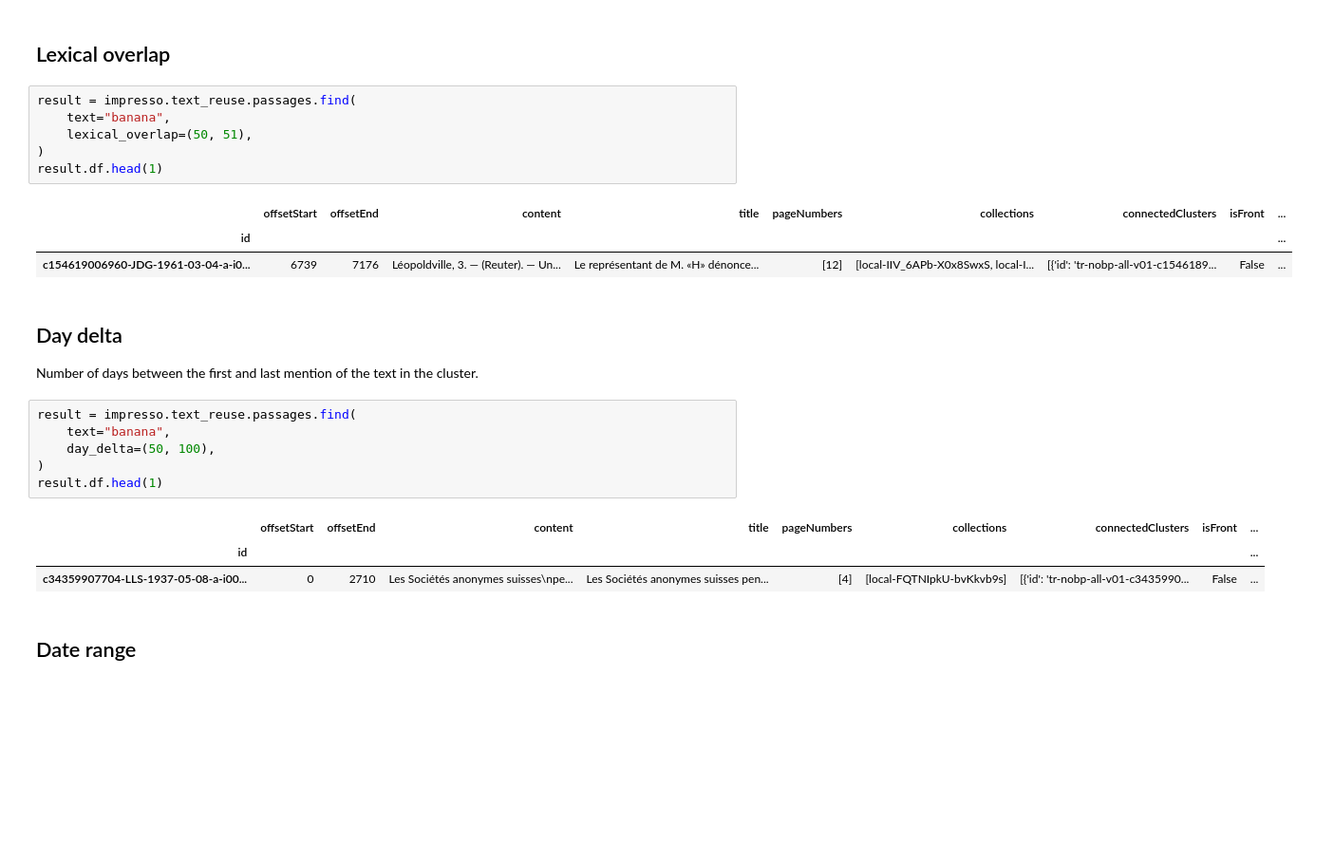
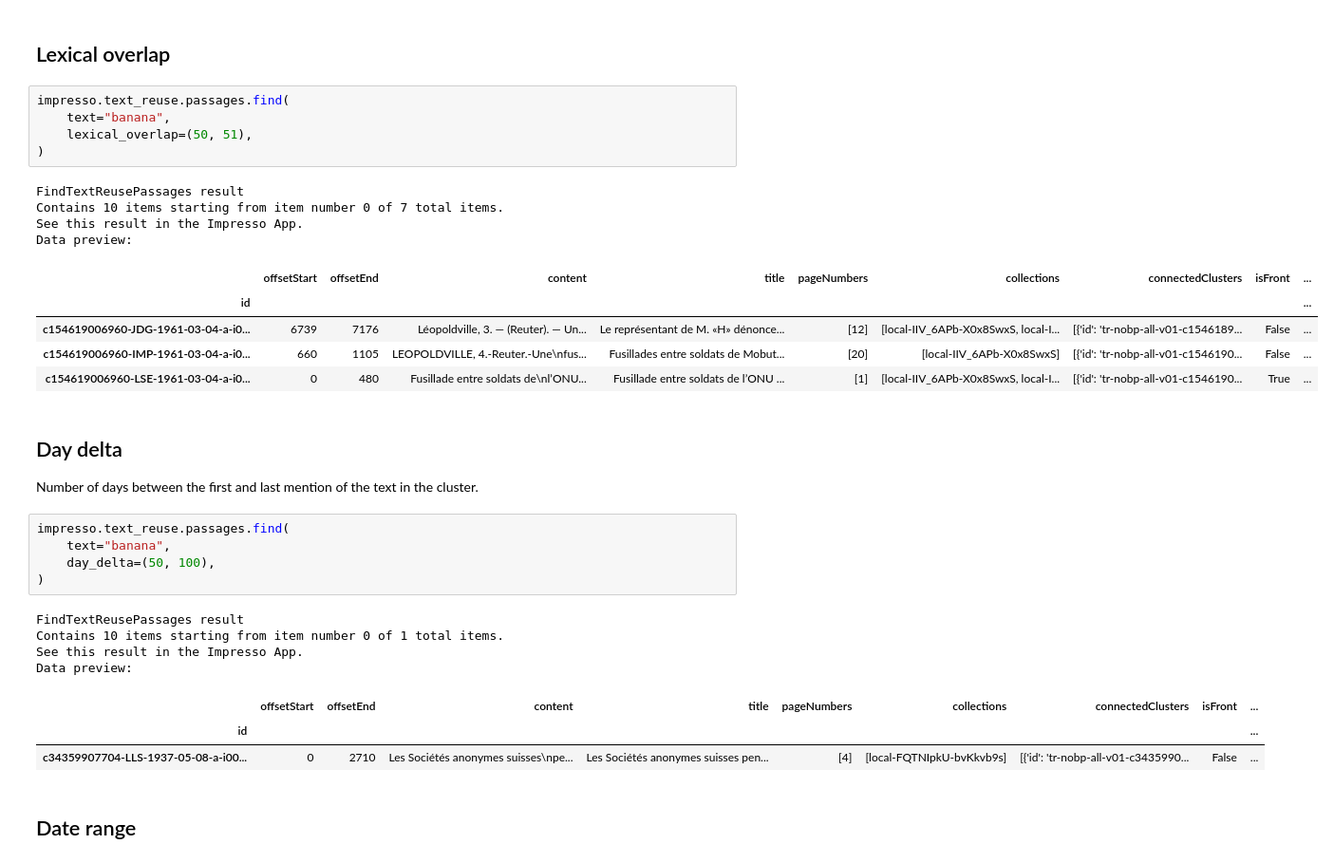
Before and after one commit to impresso/impresso-py, a Jupyter notebook: examples/notebooks/textReuse.ipynb, the cells around one changed output. Shown at 95% size. Cells and saved outputs as stored; diff of their text form; blank space fills up the shorter version.

```diff
--- a/examples/notebooks/textReuse.ipynb
+++ b/examples/notebooks/textReuse.ipynb
@@ -331,26 +377,34 @@ result.df.head(1)
 # %% [markdown]
 ## Lexical overlap
 # %%
-result = impresso.text_reuse.passages.find(
+impresso.text_reuse.passages.find(
     text="banana",
     lexical_overlap=(50, 51),
 )
-result.df.head(1)
 # %% [output]
+FindTextReusePassages result
+Contains 10 items starting from item number 0 of 7 total items.
+See this result in the Impresso App.
+Data preview:
 |  | offsetStart | offsetEnd | content | title | pageNumbers | collections | connectedClusters | isFront | ... |
 | id |  |  |  |  |  |  |  |  | ... |
 | c154619006960-JDG-1961-03-04-a-i0... | 6739 | 7176 | Léopoldville, 3. — (Reuter). — Un... | Le représentant de M. «H» dénonce... | [12] | [local-IIV_6APb-X0x8SwxS, local-I... | [{'id': 'tr-nobp-all-v01-c1546189... | False | ... |
+| c154619006960-IMP-1961-03-04-a-i0... | 660 | 1105 | LEOPOLDVILLE, 4.-Reuter.-Une\nfus... | Fusillades entre soldats de Mobut... | [20] | [local-IIV_6APb-X0x8SwxS] | [{'id': 'tr-nobp-all-v01-c1546190... | False | ... |
+| c154619006960-LSE-1961-03-04-a-i0... | 0 | 480 | Fusillade entre soldats de\nl’ONU... | Fusillade entre soldats de l’ONU ... | [1] | [local-IIV_6APb-X0x8SwxS, local-I... | [{'id': 'tr-nobp-all-v01-c1546190... | True | ... |
 # %% [markdown]
 ## Day delta
 
 Number of days between the first and last mention of the text in the cluster.
 # %%
-result = impresso.text_reuse.passages.find(
+impresso.text_reuse.passages.find(
     text="banana",
     day_delta=(50, 100),
 )
-result.df.head(1)
 # %% [output]
+FindTextReusePassages result
+Contains 10 items starting from item number 0 of 1 total items.
+See this result in the Impresso App.
+Data preview:
 |  | offsetStart | offsetEnd | content | title | pageNumbers | collections | connectedClusters | isFront | ... |
 | id |  |  |  |  |  |  |  |  | ... |
 | c34359907704-LLS-1937-05-08-a-i00... | 0 | 2710 | Les Sociétés anonymes suisses\npe... | Les Sociétés anonymes suisses pen... | [4] | [local-FQTNIpkU-bvKkvb9s] | [{'id': 'tr-nobp-all-v01-c3435990... | False | ... |
```
Also changed, not shown: parts of 72 cells of this notebook, 9 other files.
